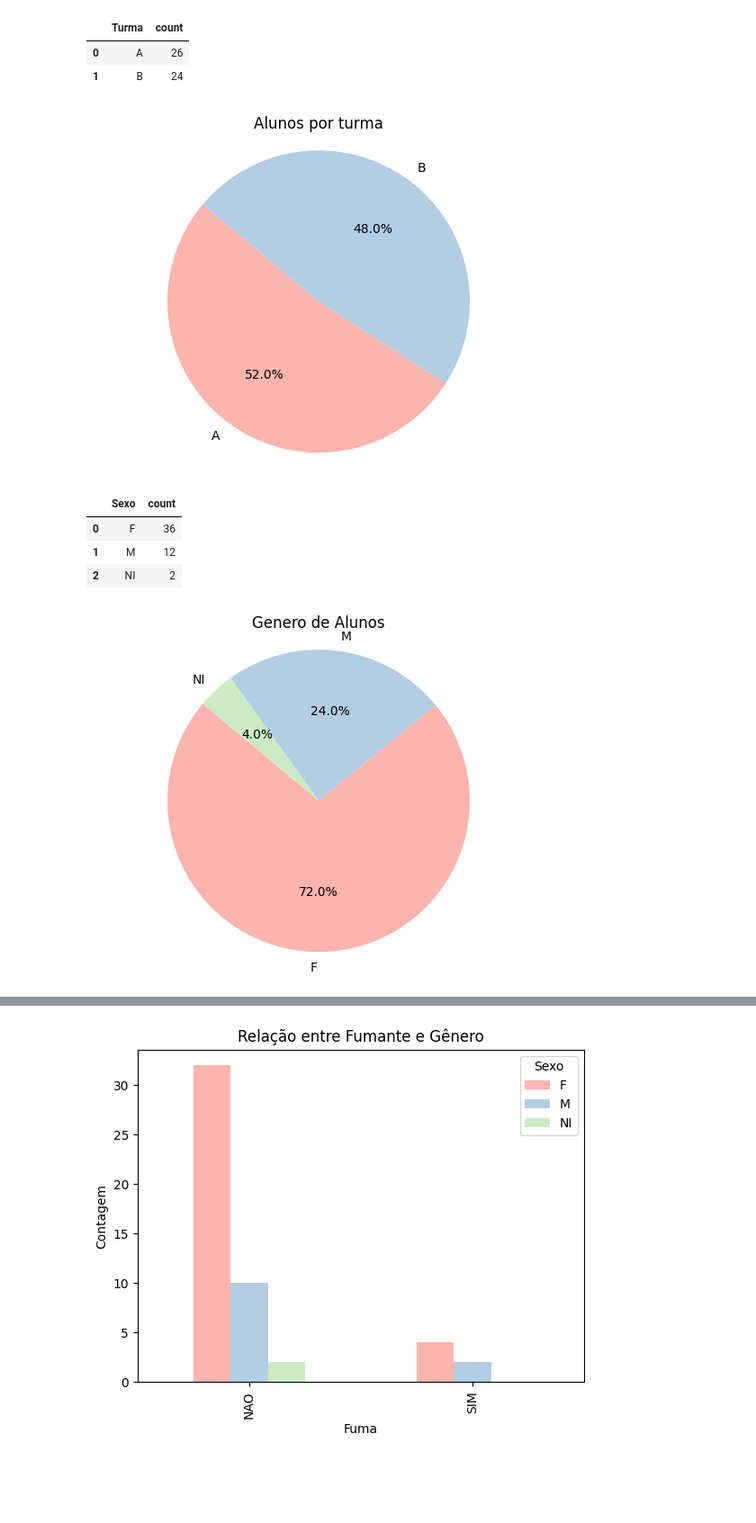
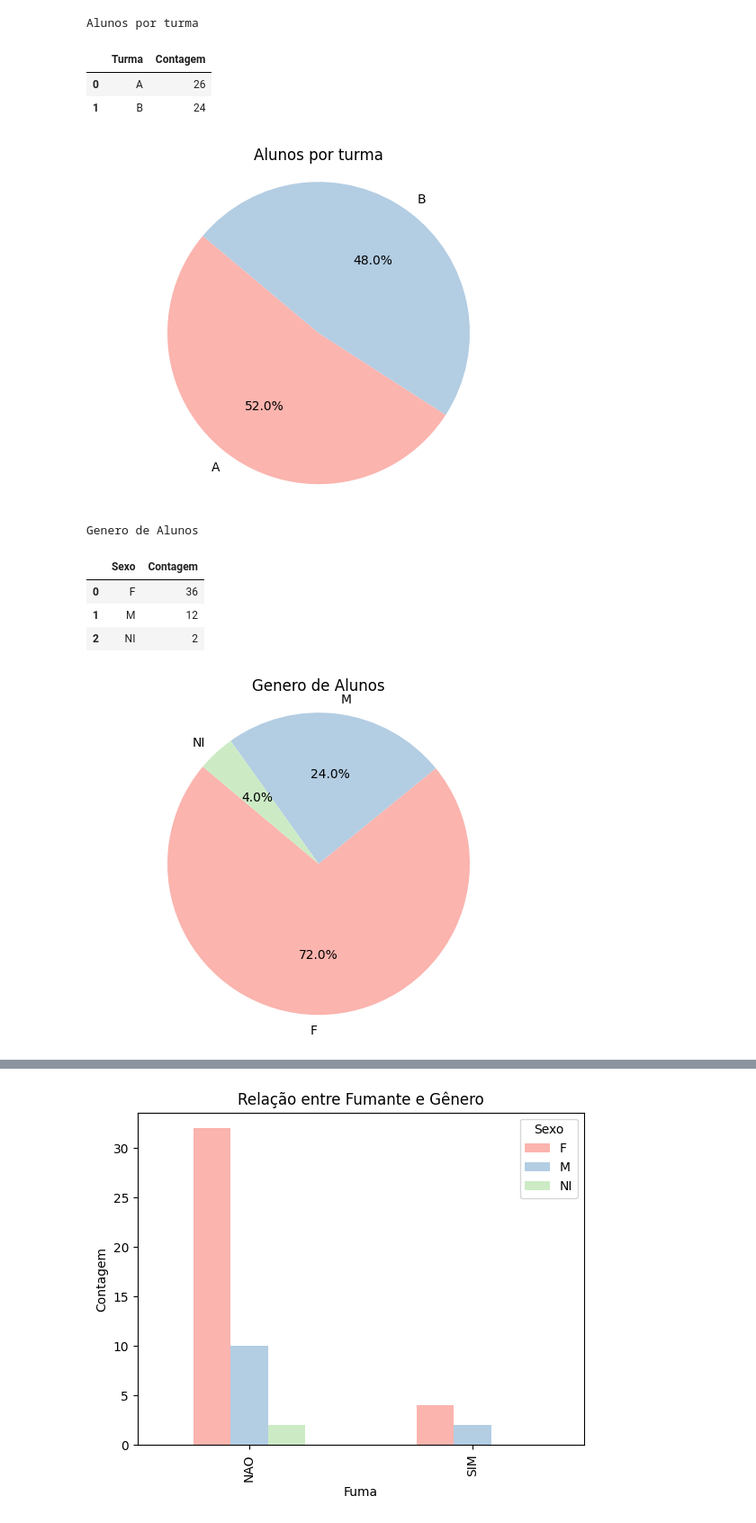
Before and after one commit to mxtqnt/ProbabilidadeEstatistica, a Jupyter notebook: src/08-03/Atividade.ipynb, the cells around one changed output, grey strips where cells are left out. Shown at 90% size. Saved outputs shown, nothing was run; the diff lists cells and outputs as text; code cells hidden in the pictures; blank space fills up the shorter version.

```diff
--- a/src/08-03/Atividade.ipynb
+++ b/src/08-03/Atividade.ipynb
@@ -34,25 +34,28 @@ color = (0.2, # redness
 49  20    B
 # %%
 data = base_de_dados['Turma'].value_counts().reset_index()
-
-display(data)
 
 labels = data['Turma']
 tamanhos = data['count']
 
 plt.pie(tamanhos, labels=labels, autopct='%1.1f%%', startangle=140, colors=sns.color_palette('Pastel1'))
 plt.title('Alunos por turma')
 plt.axis('equal')
+
+data = data.rename(columns={"count": "Contagem"})
+data = data.style.set_caption("Alunos por turma")
+
+display(data)
+
 plt.show()
 # %% [output]
+Alunos por turma
-|  | Turma | count |
+|  | Turma | Contagem |
 | 0 | A | 26 |
 | 1 | B | 24 |
 [figure]
 # %%
 data = base_de_dados['Sexo'].value_counts().reset_index()
-
-display(data)
 
 labels = data['Sexo']
 tamanhos = data['count']
@@ -60,9 +63,16 @@ tamanhos = data['count']
 plt.pie(tamanhos, labels=labels, autopct='%1.1f%%', startangle=140, colors=sns.color_palette('Pastel1'))
 plt.title('Genero de Alunos')
 plt.axis('equal')
+
+data = data.rename(columns={"count": "Contagem"})
+data = data.style.set_caption("Genero de Alunos")
+
+display(data)
+
 plt.show()
 # %% [output]
+Genero de Alunos
-|  | Sexo | count |
+|  | Sexo | Contagem |
 | 0 | F | 36 |
 | 1 | M | 12 |
 | 2 | NI | 2 |
```
Also changed, not shown: parts of 15 cells of this notebook, 1 other file.
